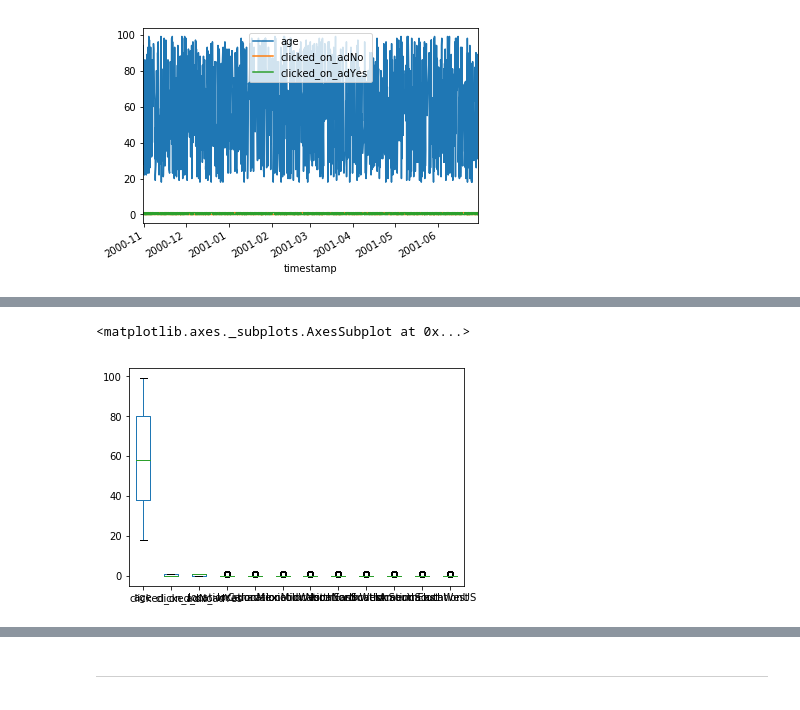
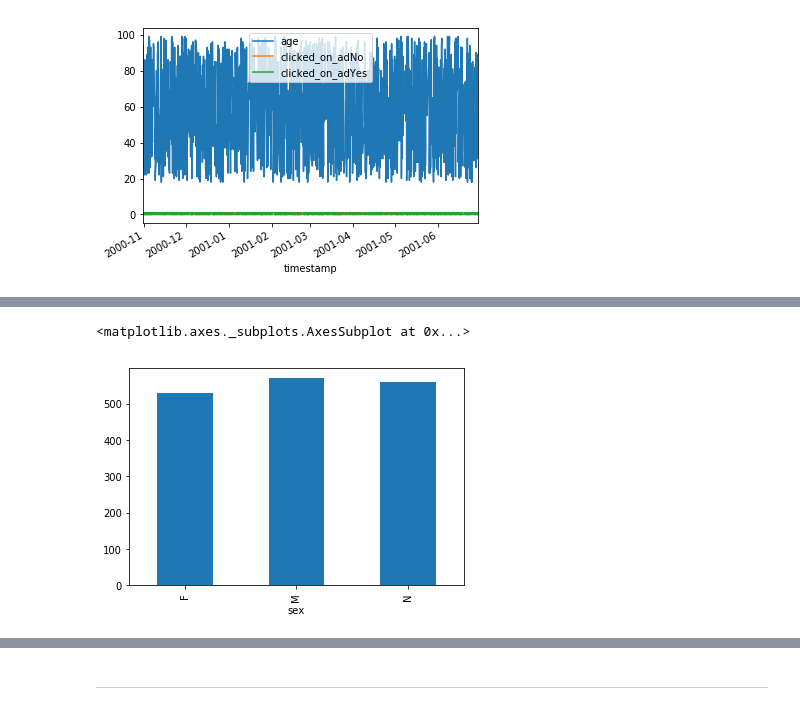
Before and after one commit to jsedoc/NYU-Projects-in-Programming-Fall-2019, a Jupyter notebook: (Class 3) Descriptive Data Analysis/Descriptive Analysis in Python Solved.ipynb, the cells around one changed output, grey strips where cells are left out. Saved outputs shown, nothing was run; the diff lists cells and outputs as text; code cells hidden in the pictures.

```diff
--- a/(Class 3) Descriptive Data Analysis/Descriptive Analysis in Python Solved.ipynb
+++ b/(Class 3) Descriptive Data Analysis/Descriptive Analysis in Python Solved.ipynb
@@ -329,5 +310,5 @@ df.plot.hist(alpha=.5)
-# %%
-df.plot.box()
-# %% [output]
-<matplotlib.axes._subplots.AxesSubplot at 0x...>
-[figure, removed]
+# %%
+df.groupby('sex')['locationNorthEast'].count().plot(kind='bar')
+# %% [output]
+<matplotlib.axes._subplots.AxesSubplot at 0x...>
+[figure, added]
```
Also changed, not shown: parts of 20 cells of this notebook, 4 other files.
